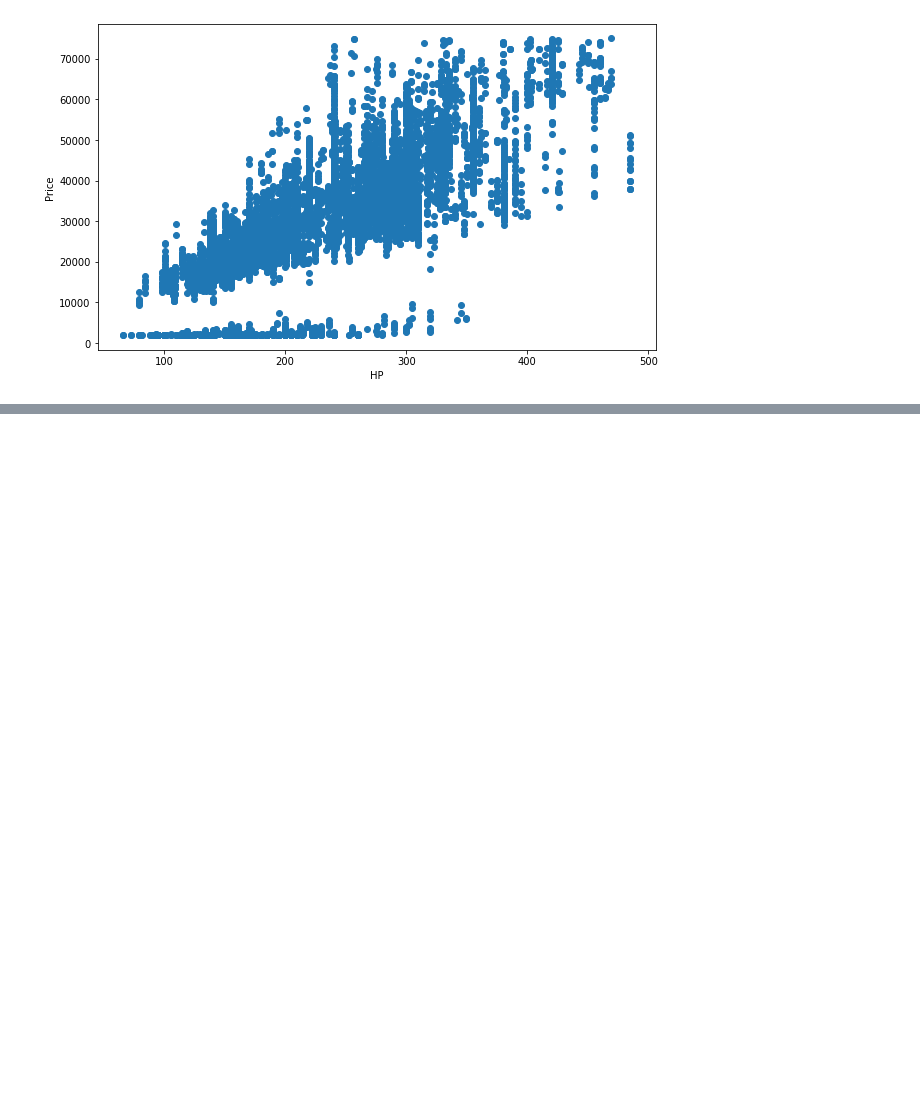
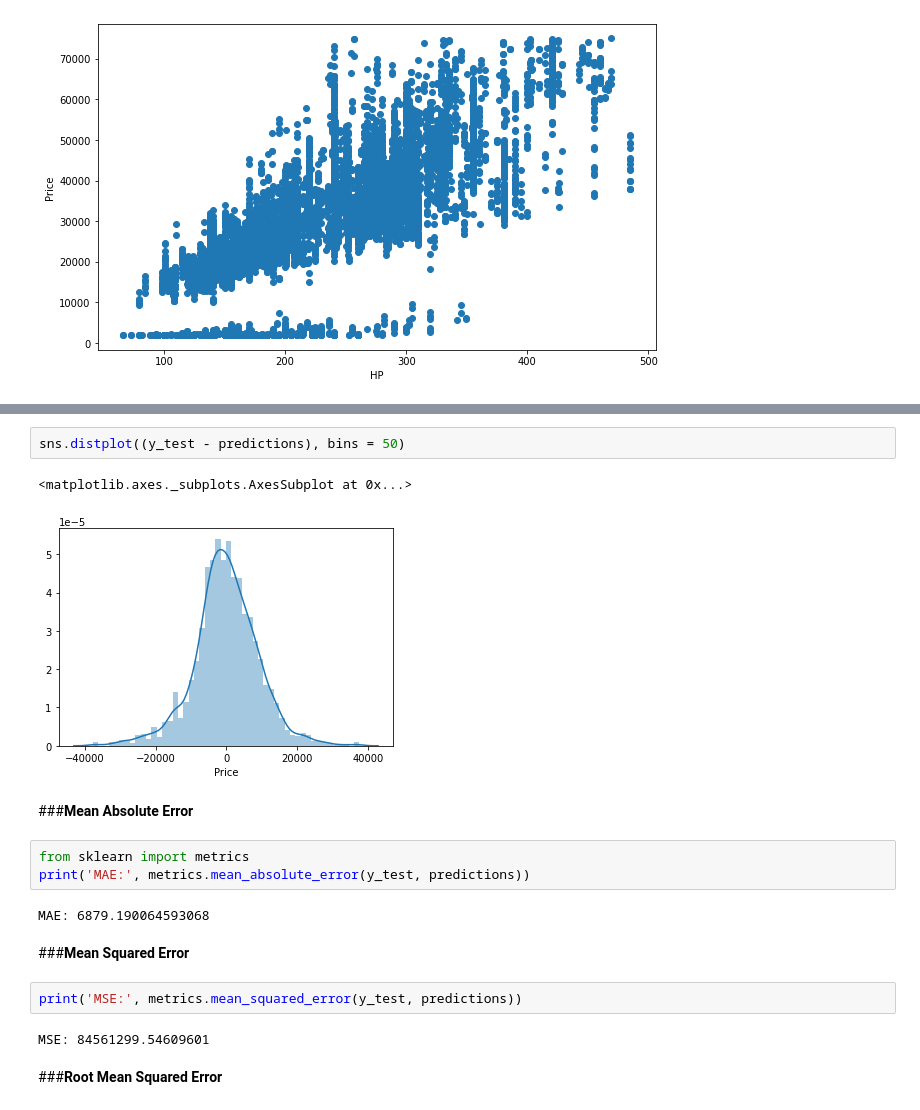
Before and after one commit to Anurag-KP/Exploratory-Data-Analysis-of-Car-Features, a Jupyter notebook: Exploratory_Data_Analysis_of_Car_Features.ipynb, the cells around one changed output, grey strips where cells are left out. Drawn from its saved outputs; the diff is of its cells as text; blank space fills up the shorter version.

```diff
--- a/Exploratory_Data_Analysis_of_Car_Features.ipynb
+++ b/Exploratory_Data_Analysis_of_Car_Features.ipynb
@@ -315,0 +380,20 @@ plt.show()
+# %%
+sns.distplot((y_test - predictions), bins = 50)
+# %% [output]
+<matplotlib.axes._subplots.AxesSubplot at 0x...>
+[figure, added]
+# %% [markdown]
+###**Mean Absolute Error**
+# %%
+from sklearn import metrics
+print('MAE:', metrics.mean_absolute_error(y_test, predictions))
+# %% [output]
+MAE: 6879.190064593068
+# %% [markdown]
+###**Mean Squared Error**
+# %%
+print('MSE:', metrics.mean_squared_error(y_test, predictions))
+# %% [output]
+MSE: 84561299.54609601
+# %% [markdown]
+###**Root Mean Squared Error**
```
Also changed, not shown: parts of 15 cells of this notebook.
